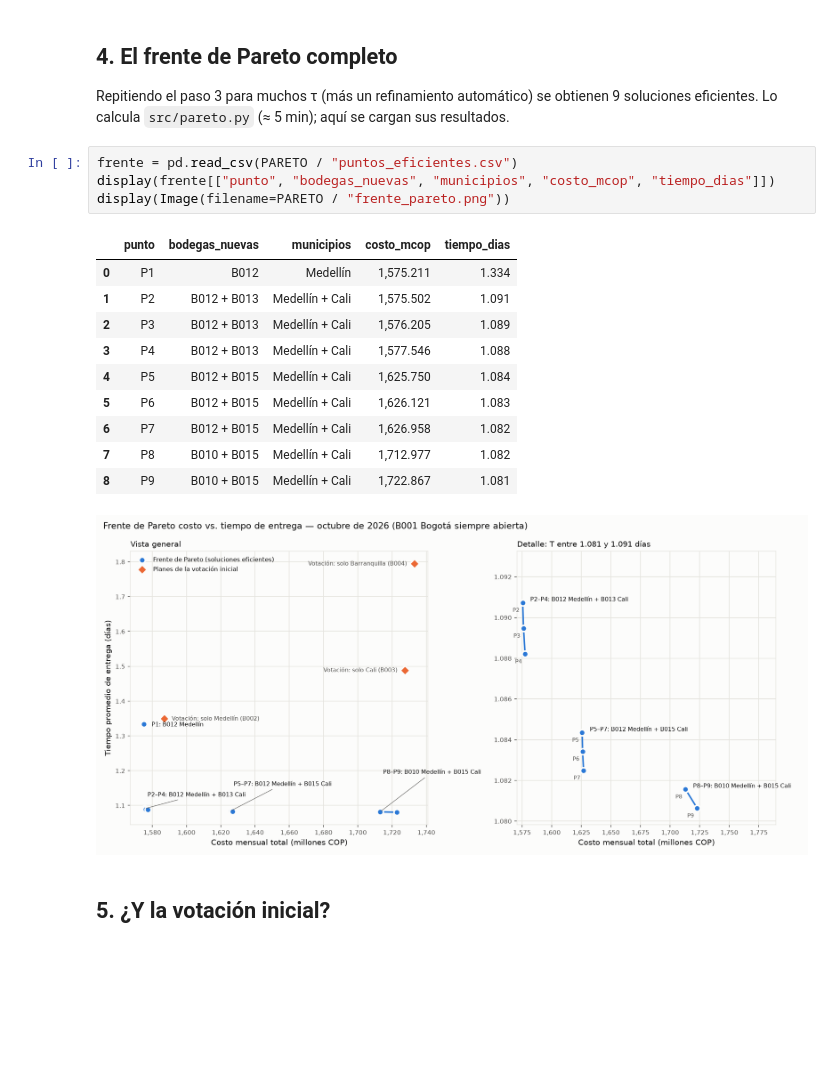
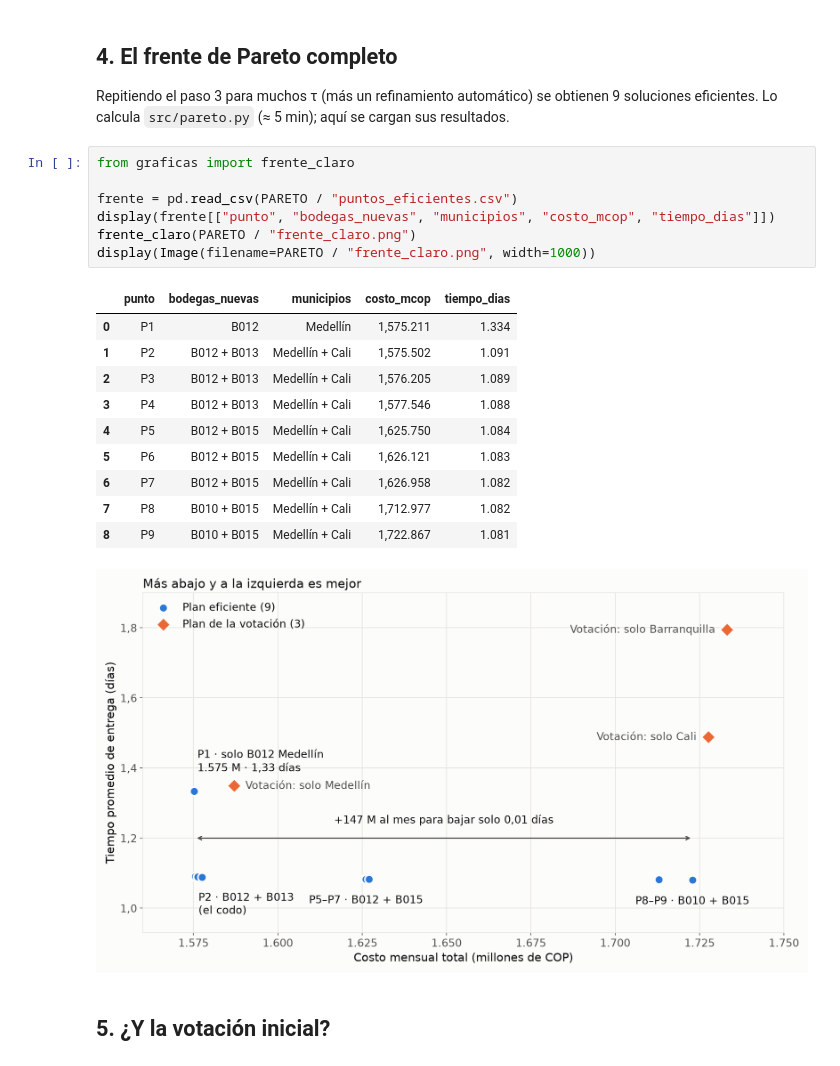
Before and after one commit to jjresher/importadora-multiobjetivo, a Jupyter notebook: notebooks/demo.ipynb, the cells around one changed output. Saved outputs shown, nothing was run; the diff lists cells and outputs as text; blank space fills up the shorter version.

```diff
--- a/notebooks/demo.ipynb
+++ b/notebooks/demo.ipynb
@@ -118,21 +118,24 @@ display(pd.DataFrame({"min C": tiempo_por_ciudad(p1), "T ≤ 1,1": tiempo_por_ci
 
 Repitiendo el paso 3 para muchos τ (más un refinamiento automático) se obtienen 9 soluciones eficientes. Lo calcula `src/pareto.py` (≈ 5 min); aquí se cargan sus resultados.
 # %%
+from graficas import frente_claro
+
 frente = pd.read_csv(PARETO / "puntos_eficientes.csv")
 display(frente[["punto", "bodegas_nuevas", "municipios", "costo_mcop", "tiempo_dias"]])
-display(Image(filename=PARETO / "frente_pareto.png"))
+frente_claro(PARETO / "frente_claro.png")
+display(Image(filename=PARETO / "frente_claro.png", width=1000))
 # %% [output]
 |  | punto | bodegas_nuevas | municipios | costo_mcop | tiempo_dias |
 | 0 | P1 | B012 | Medellín | 1,575.211 | 1.334 |
 | 1 | P2 | B012 + B013 | Medellín + Cali | 1,575.502 | 1.091 |
 | 2 | P3 | B012 + B013 | Medellín + Cali | 1,576.205 | 1.089 |
 | 3 | P4 | B012 + B013 | Medellín + Cali | 1,577.546 | 1.088 |
 | 4 | P5 | B012 + B015 | Medellín + Cali | 1,625.750 | 1.084 |
 | 5 | P6 | B012 + B015 | Medellín + Cali | 1,626.121 | 1.083 |
 | 6 | P7 | B012 + B015 | Medellín + Cali | 1,626.958 | 1.082 |
 | 7 | P8 | B010 + B015 | Medellín + Cali | 1,712.977 | 1.082 |
 | 8 | P9 | B010 + B015 | Medellín + Cali | 1,722.867 | 1.081 |
-[figure, old version]
+[figure, new version]
 # %% [markdown]
 ## 5. ¿Y la votación inicial?
 # %%
```
Also changed, not shown: parts of 2 cells of this notebook, 2 other files.
